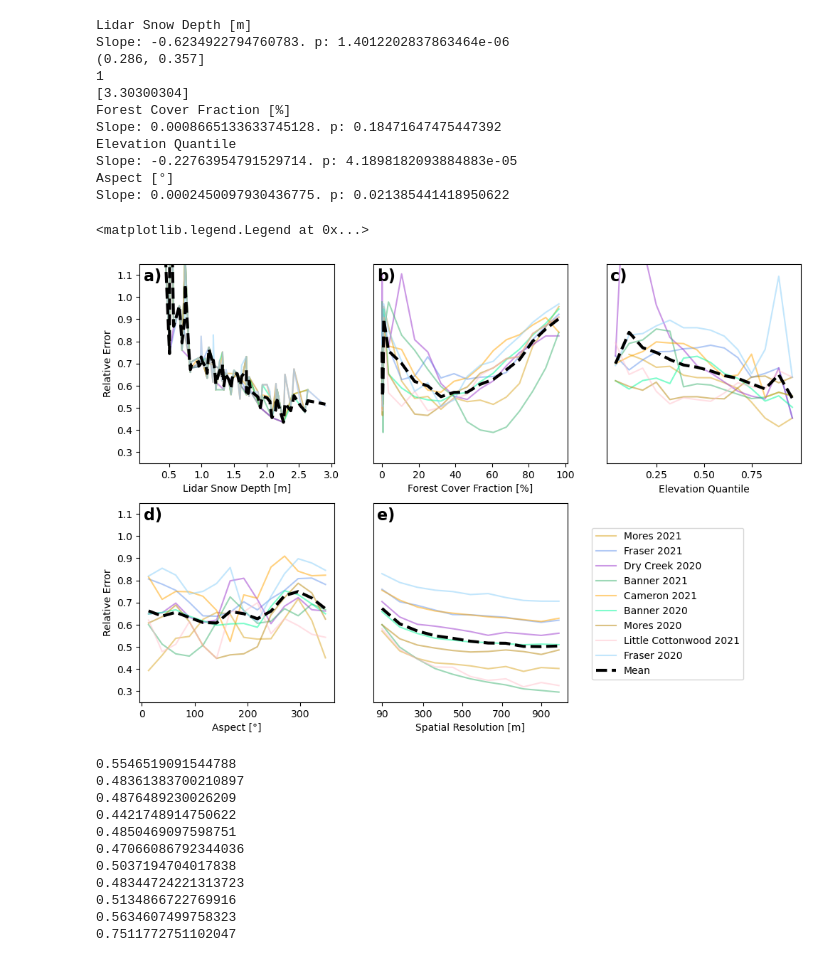
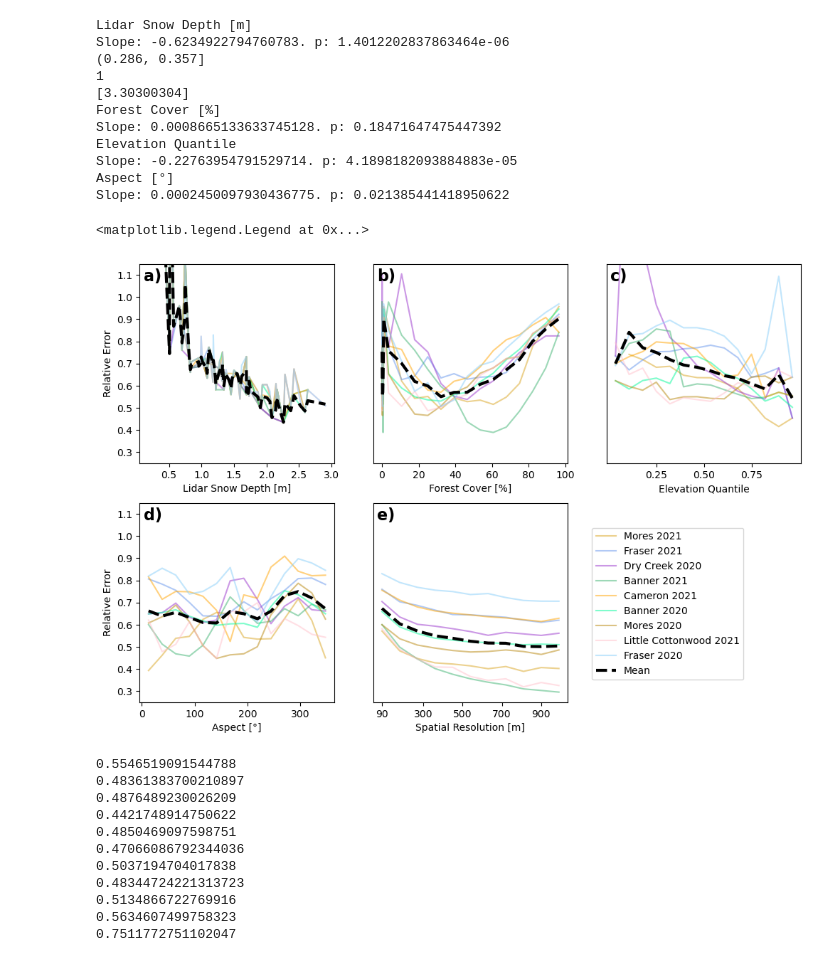
Before and after one commit to ZachHoppinen/spicy-analysis, a Jupyter notebook: src/compare/factors/factor_rmse_figure.ipynb, the cells around one changed output. Saved outputs shown, nothing was run; the diff lists cells and outputs as text; code cells hidden in the pictures.

```diff
--- a/src/compare/factors/factor_rmse_figure.ipynb
+++ b/src/compare/factors/factor_rmse_figure.ipynb
@@ -223,7 +223,7 @@ loc_colors = {'Banner_2020-02-18': 'mediumspringgreen', 'Banner_2021-03-15': 'me
     'Dry_Creek_2020-02-19': 'darkorchid', 'Frasier_2020-02-11': 'lightskyblue', 'Frasier_2021-03-19': 'cornflowerblue', \
         'Little_Cottonwood_2021-03-18': 'pink', 'Mores_2020-02-09': 'darkgoldenrod', 'Mores_2021-03-15': 'goldenrod'}
 
-x_labels = {'lidar-sd': 'Lidar Snow Depth [m]', 'fcf':'Forest Cover Fraction [%]', 'lidar-dem': 'Elevation Quantile', 'aspect':'Aspect [°]'} # 'lidar-dem': 'Elevation [m]', , 'lidar-vh': 'Tree Height [m]' , 's1':'Incidence Angle [°]'
+x_labels = {'lidar-sd': 'Lidar Snow Depth [m]', 'fcf':'Forest Cover [%]', 'lidar-dem': 'Elevation Quantile', 'aspect':'Aspect [°]'} # 'lidar-dem': 'Elevation [m]', , 'lidar-vh': 'Tree Height [m]' , 's1':'Incidence Angle [°]'
 
 for (var, label), ax in zip(x_labels.items(), axes.ravel()):
 
@@ -347,35 +347,35 @@ ax.set_xticks([0.25, 0.5, 0.75])
 
 for ax in axes[:, 1:].ravel():
     ax.set_yticks([])
 
 for ax, letter in zip(axes.ravel(), ['a','b','c', 'd', 'e']):
     ax.text(0.02, 0.98,f'{letter})', transform=ax.transAxes, ha = 'left', va = 'top', weight='bold', size = 16)
     ax.set_ylim(0.25, 1.15)
 
 
 axes[1, 2].set_axis_off()
 
 axes[0, 0].legend(loc='upper left',
     bbox_to_anchor=(2.3, -0.3),
     # ncol=4,
     # borderaxespad=0.15,
     # fontsize=8,
     # frameon=False,
 )
 # %% [output]
 Lidar Snow Depth [m]
 Slope: -0.6234922794760783. p: 1.4012202837863464e-06
 (0.286, 0.357]
 1
 [3.30300304]
-Forest Cover Fraction [%]
+Forest Cover [%]
 Slope: 0.0008665133633745128. p: 0.18471647475447392
 Elevation Quantile
 Slope: -0.22763954791529714. p: 4.1898182093884883e-05
 Aspect [°]
 Slope: 0.0002450097930436775. p: 0.021385441418950622
 <matplotlib.legend.Legend at 0x...>
-[figure, old version]
+[figure, new version]
 # %%
 for stem, ds in dss.items():
 
```
Also changed, not shown: 3 other files.
